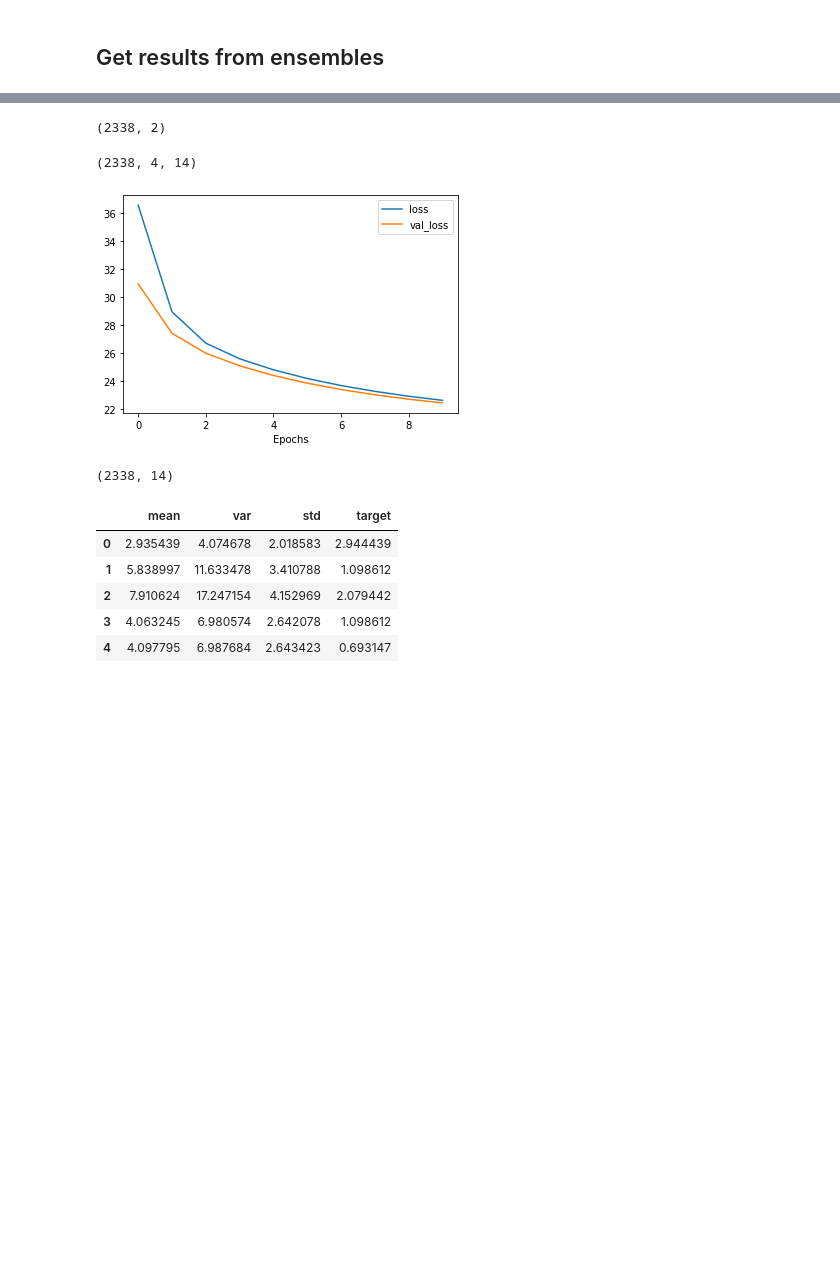
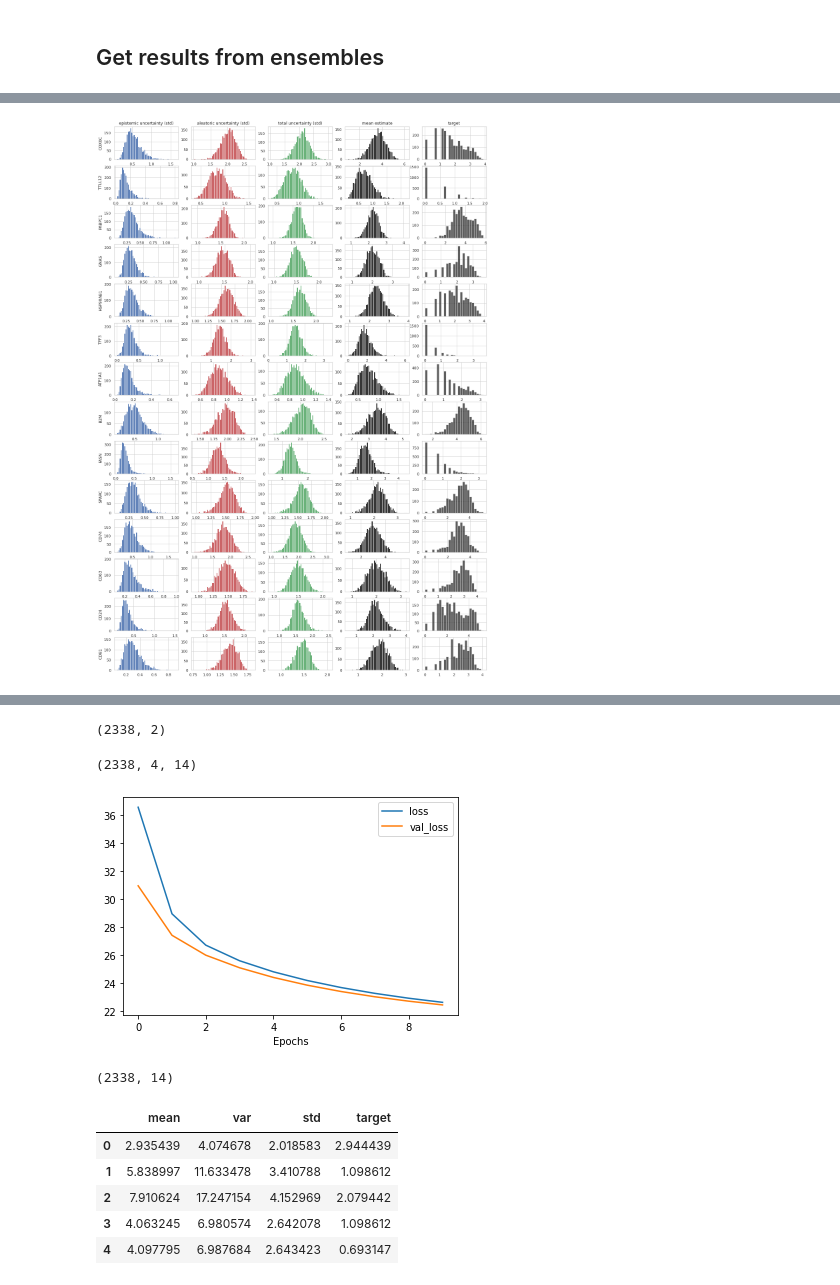
Before and after one commit to BiomedicalMachineLearning/STimage, a Jupyter notebook: development/STimage_Bayes_regression_prediction.ipynb, the cells around one changed output, grey strips where cells are left out. Saved outputs shown, nothing was run; the diff lists cells and outputs as text; code cells hidden in the pictures; blank space fills up the shorter version.

```diff
--- a/development/STimage_Bayes_regression_prediction.ipynb
+++ b/development/STimage_Bayes_regression_prediction.ipynb
@@ -311,0 +296,6 @@ np_total_var
+# %%
+min_k = 0.5
+max_k = 1.5
+
+dict_res_k_1 = get_nb_stats_with_correction(ensemble_results1, min_k=.5, max_k=1.5)
+dict_res_k_2 = get_nb_stats_with_correction(ensemble_results2, min_k=.5, max_k=1.5)
@@ -311,0 +310,15 @@ np_total_var
+# %%
+def get_uncertainty_components(ens_res):
+    """
+    """
+    # get E[E[X|f]], E[V[X|f]]
+    mean = ens_res[:,-2:,:,:].mean(axis=-1)
+    # get V[E[X|f]], V[V[X|f]]
+    var = ens_res[:,-2:,:,:].var(axis=-1)
+    # stack E(mean), V(mean), E(var), total
+    res = np.stack([mean[:,0,:], var[:,0,:], mean[:,1,:], var[:,0,:]+mean[:,1,:]], axis=1)
+
+    return res
+# %%
+np_total_var1 = get_uncertainty_components(dict_res_k_1[1])
+np_total_var2 = get_uncertainty_components(dict_res_k_2[1])
@@ -311,0 +335,25 @@ np_total_var
+# %%
+# mean = ensemble_results1[:,-2:,:,:].mean(axis=-1)
+# var = ensemble_results1[:,-2:,:,:].var(axis=-1)
+# np_total_var = np.stack([mean[:,0,:], var[:,0,:], mean[:,1,:], var[:,0,:]+mean[:,1,:]], axis=1)
+
+# E(mean), V(mean), E(var), total
+
+fig, ax = plt.subplots(nrows=len(gene_list), ncols=5, figsize=(20, 30))
+
+ax[0][0].set_title("epistemic uncertainty (std)")
+ax[0][1].set_title("aleatoric uncertainty (std)")
+ax[0][2].set_title("total uncertainty (std)")
+ax[0][3].set_title("mean estimate")
+ax[0][4].set_title("target")
+
+for gid, gname in enumerate(gene_list):
+    ax[gid][0].set_ylabel(gname)
+    ax[gid][0].hist(np.sqrt(np_total_var1[:,1,gid]), bins=50, color='b')
+    ax[gid][1].hist(np.sqrt(np_total_var1[:,2,gid]), bins=50, color='r')
+    ax[gid][2].hist(np.sqrt(np_total_var1[:,3,gid]), bins=50, color='g')
+    ax[gid][3].hist(np_total_var1[:,0,gid], bins=50, color='k')
+    ax[gid][4].hist(df_target_1[gname], bins=25, color='k', alpha=0.7)
+fig.show()
+# %% [output]
+[figure, added]
```
Also changed, not shown: parts of 93 cells of this notebook, 1 other file.
